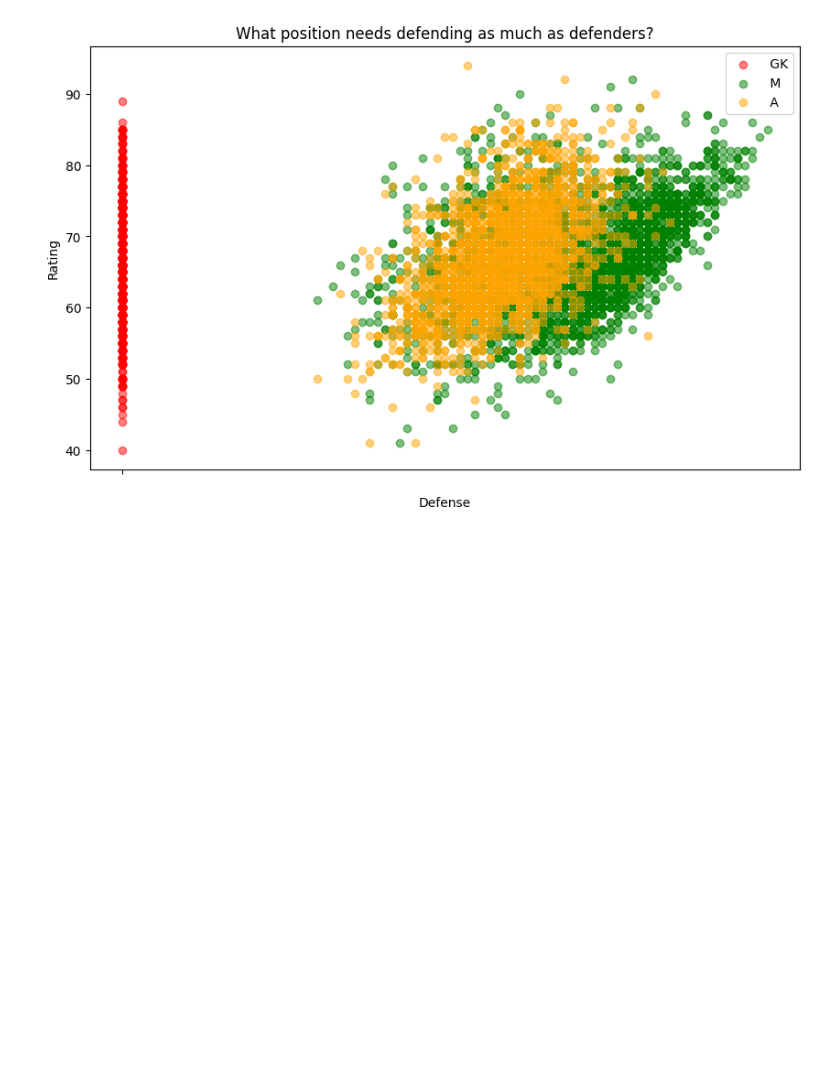
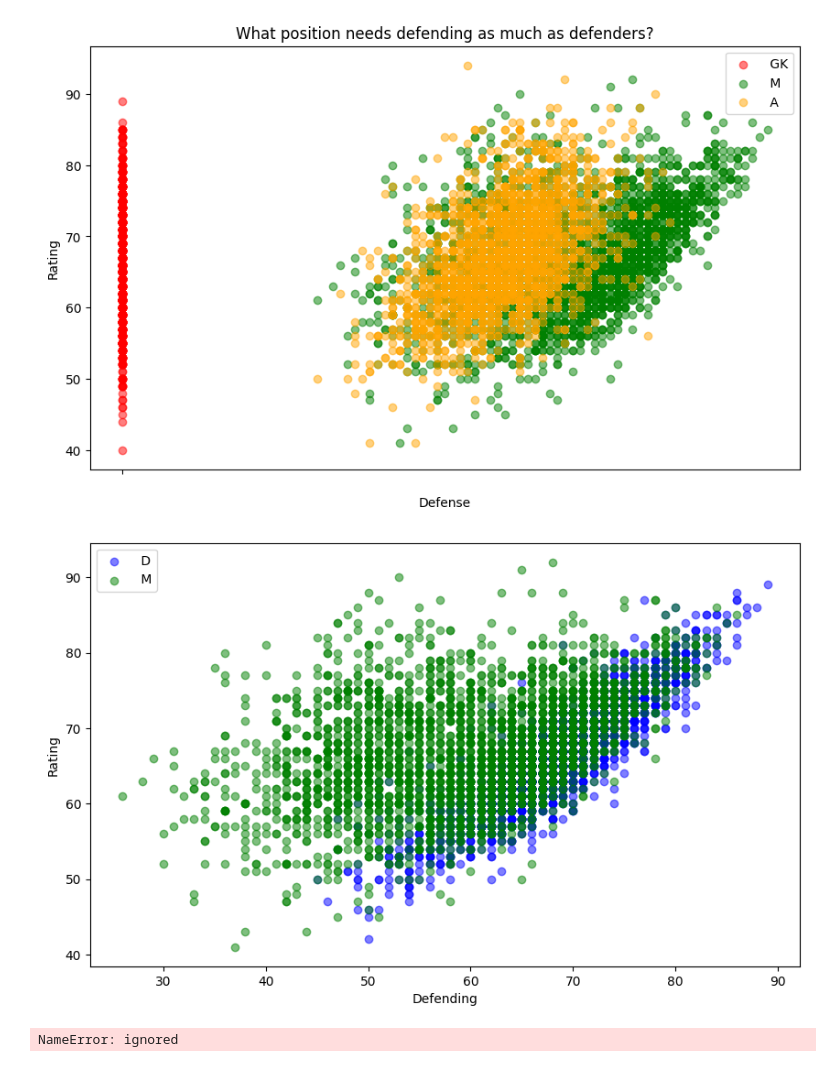
Before and after one commit to cameronliddle/CAForecast, a Jupyter notebook: Copy_of_CAFifa.ipynb, the cells around one changed output. Saved outputs shown, nothing was run; the diff lists cells and outputs as text; code cells hidden in the pictures; blank space fills up the shorter version.

```diff
--- a/Copy_of_CAFifa.ipynb
+++ b/Copy_of_CAFifa.ipynb
@@ -376,3 +376,32 @@ plt.title('What position needs defending as much as defenders?')
 plt.show()
 # %% [output]
 [figure]
+# %%
+import pandas as pd
+import matplotlib.pyplot as plt
+
+df = pd.read_excel("fifa.xlsx")
+
+defender_midfielders_df = df.loc[df[' position'].isin([' D', ' M'])]
+
+defending_rating_position_df = defender_midfielders_df[[' defending', ' rating', ' position']]
+
+position_colors = {' D': 'blue', ' M': 'green'}
+
+fig, ax = plt.subplots(figsize=(10, 6))
+
+for position, color in position_colors.items():
+    data = defending_rating_position_df[defending_rating_position_df[' position'] == position]
+    ax.scatter(data[' defending'], data[' rating'], c=color, label=position, alpha=0.5)
+
+ax.set_xlabel('Defending')
+ax.set_ylabel('Rating')
+ax.legend()
+
+plt.show()
+
+top_defenders = defender_midfielders_df[defender_midfielders_df[' position'] == ' D'].nlargest(10, ' rating')
+top_mid
+# %% [output]
+[figure, added]
+NameError: ignored
```
Also changed, not shown: parts of 1 cell of this notebook.
